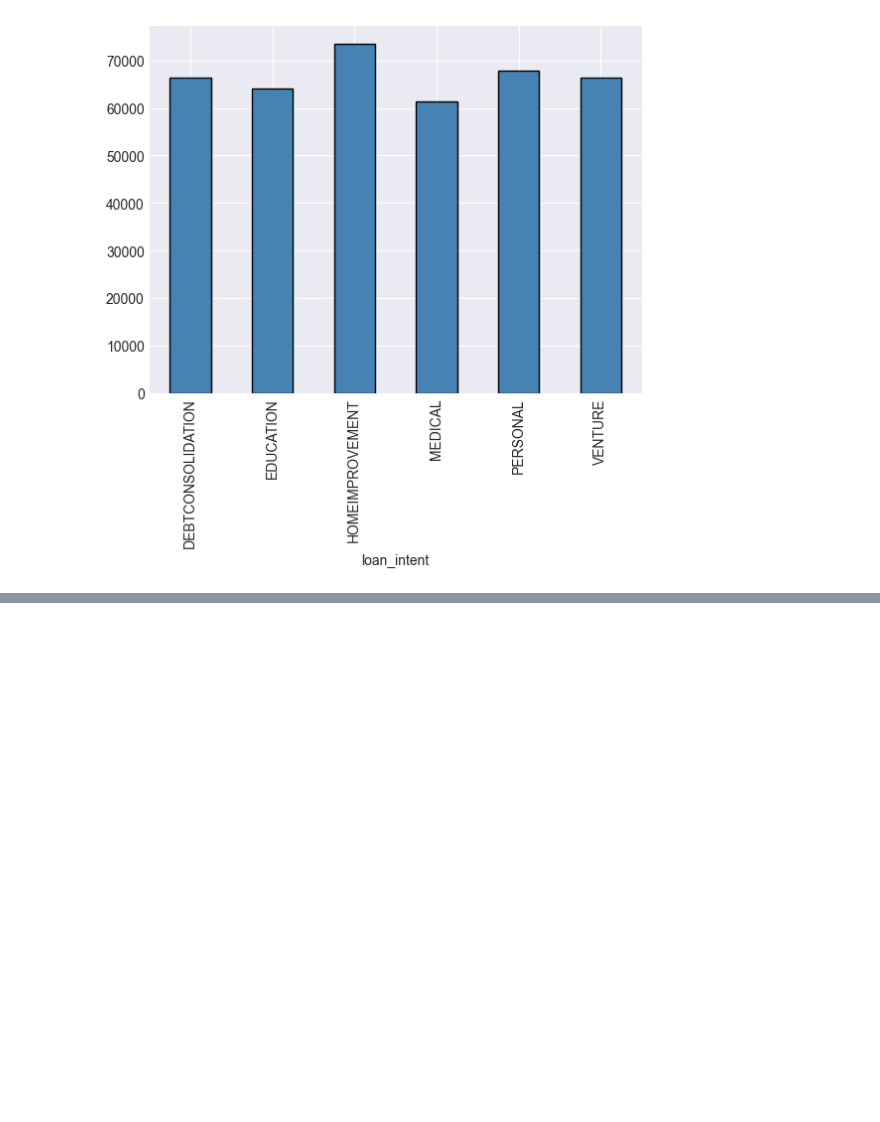
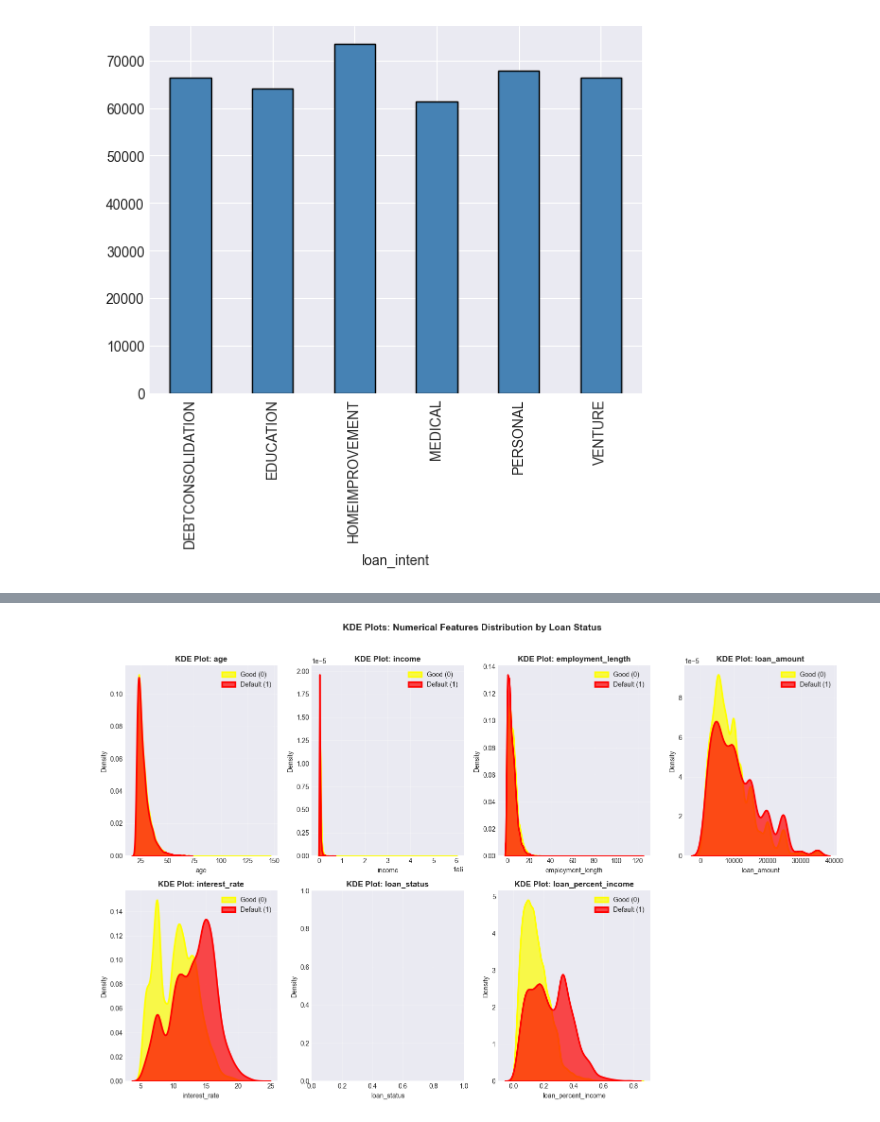
Before and after one commit to ajayn3300/Credit-Risk-Modelling, a Jupyter notebook: credit risk modelling.ipynb, the cells around one changed output, grey strips where cells are left out. Drawn from its saved outputs; the diff is of its cells as text; code cells hidden in the pictures; blank space fills up the shorter version.

```diff
--- a/credit risk modelling.ipynb
+++ b/credit risk modelling.ipynb
@@ -368,0 +382,26 @@ df.groupby('loan_intent')['income'].mean().plot(kind='bar', color='steelblue', e
+# %%
+fig, axes = plt.subplots(2, 4, figsize=(16, 10))
+axes = axes.flatten()
+
+for i, feature in enumerate(numeric_cols):
+    # Plot KDE for default=0 (Good) and default=1 (Default)
+    for status, color, label in [(0, 'yellow', 'Good (0)'), (1, 'red', 'Default (1)')]:
+        data = df[df['loan_status'] == status][feature].dropna()
+        if len(data) > 0:
+            sns.kdeplot(data=data, label=label, color=color, ax=axes[i], linewidth=2.5, alpha=0.7, fill=True)
+
+    axes[i].set_title(f'KDE Plot: {feature}', fontsize=12, fontweight='bold')
+    axes[i].set_xlabel(feature, fontsize=10)
+    axes[i].set_ylabel('Density', fontsize=10)
+    axes[i].legend()
+    axes[i].grid(True, alpha=0.3)
+
+# Remove empty subplot
+plt.delaxes(axes[7])
+
+plt.suptitle('KDE Plots: Numerical Features Distribution by Loan Status',
+             fontsize=14, fontweight='bold', y=1.02)
+plt.tight_layout()
+plt.show()
+# %% [output]
+[figure, added]
```
Also changed, not shown: parts of 1 cell of this notebook.
